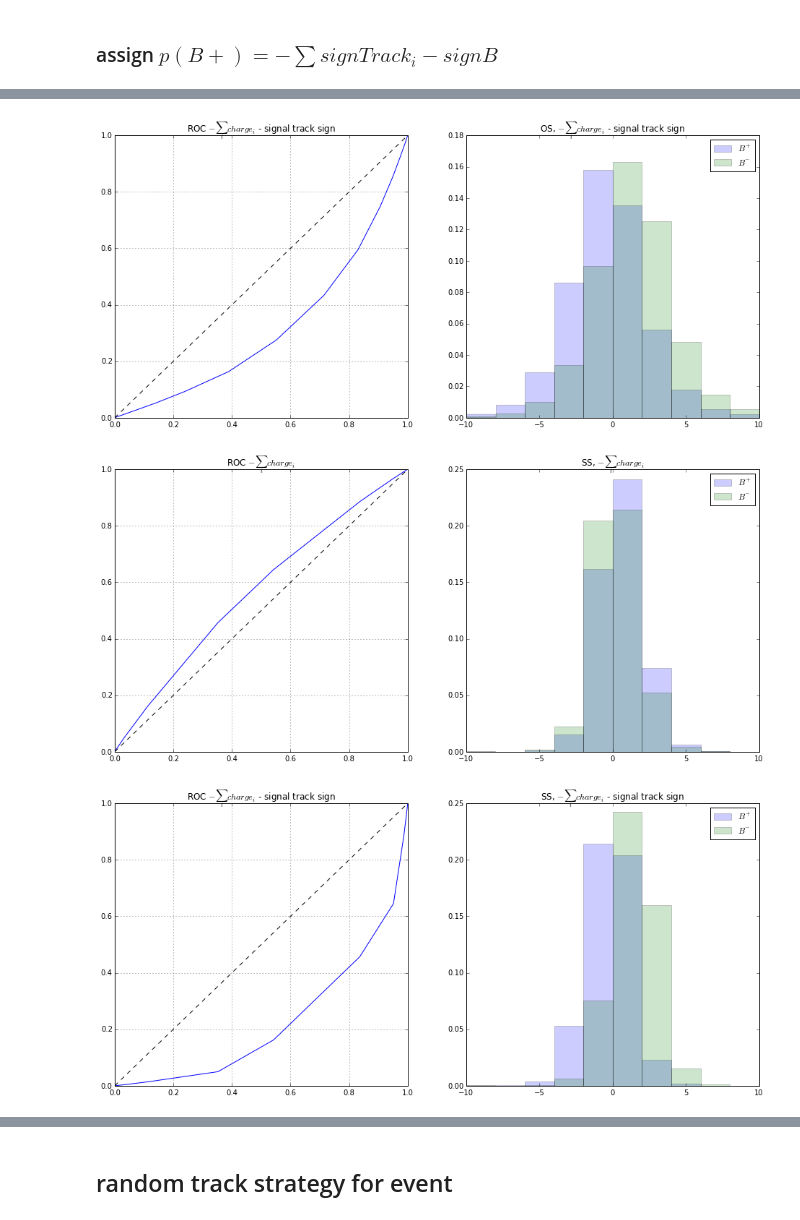
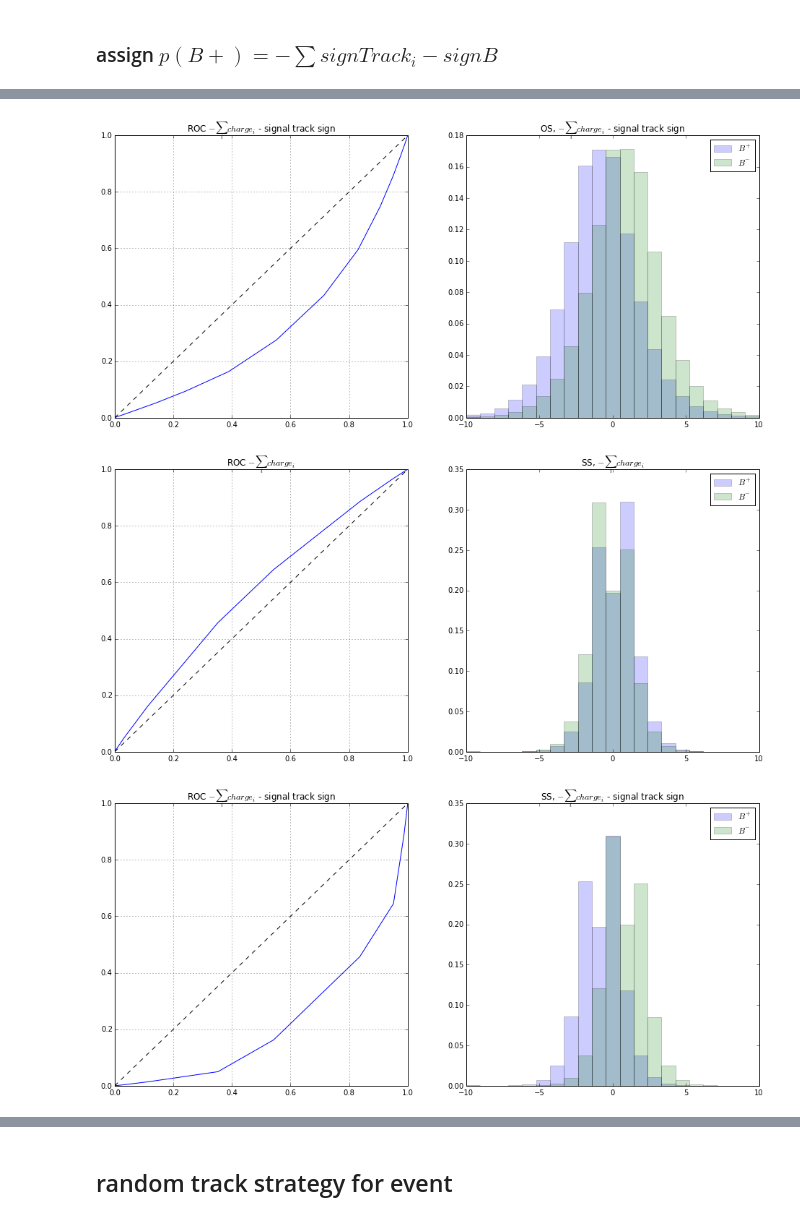
Before and after one commit to tlikhomanenko/tagging_LHCb, a Jupyter notebook: track-based-tagging-experiments.ipynb, the cells around one changed output, grey strips where cells are left out. Cells and saved outputs as stored; diff of their text form; code cells hidden in the pictures.

```diff
--- a/track-based-tagging-experiments.ipynb
+++ b/track-based-tagging-experiments.ipynb
@@ -14,7 +14,7 @@ from sklearn.metrics import roc_curve, roc_auc_score
 import root_numpy
 data_full = pandas.DataFrame(root_numpy.root2array('datasets/tracks.root', 'tracks',
                                                   branches=['run', 'event', 'N_sig_sw', 'signB', 'signTrack', 'IPs',
-                                                           'diff_eta', 'diff_phi']))
+                                                           'diff_eta', 'diff_phi', 'partPt']))
 # %%
 data_full.head()
 # %% [output]
@@ -44,9 +44,13 @@ import utils
 # %% [markdown]
 ### assign $p(B+) = -\sum signTrack_i - signB$
 # %%
-def compute_sum_of_charges(data, name, bins=60):
+def compute_sum_of_charges(data, name, bins=60, use_pt=False):
     result_event_id, event_positions, data_ids = numpy.unique(data[event_id_column].values, return_index=True, return_inverse=True)
-    result_probs = -numpy.bincount(data_ids, weights=data.signTrack.values)
+    used_weights = data.signTrack.values
+    if use_pt:
+        used_weights *= data.partPt.values
+        used_weights /= sum(data.partPt.values)
+    result_probs = -numpy.bincount(data_ids, weights=used_weights)
     result_label = numpy.bincount(data_ids, weights=data.signB.values) / numpy.bincount(data_ids)
     result_weight = numpy.bincount(data_ids, weights=data.N_sig_sw.values) / numpy.bincount(data_ids)
 
@@ -103,7 +107,7 @@ def compute_sum_of_charges(data, name, bins=60):
 # %%
 means = [compute_sum_of_charges(data_full[mask], name, bins) for mask, name, bins in \
          zip([data_full.signB > -100,
-              (data_full.IPs > 3) * ((abs(data_full.diff_eta) > 0.6) | (abs(data_full.diff_phi) > 0.825)),
-              (abs(data_full.diff_eta) < 0.6) & (abs(data_full.diff_phi) < 0.825) * (data_full.IPs < 3)],
-             ['full', 'OS', 'SS'], [10, 10, 10])]
+              (data_full.IPs > 3) & ((abs(data_full.diff_eta) > 0.6) | (abs(data_full.diff_phi) > 0.825)),
+              (abs(data_full.diff_eta) < 0.6) & (abs(data_full.diff_phi) < 0.825) & (data_full.IPs < 3)],
+             ['full', 'OS', 'SS'], [21, 21, 21])]
 # %% [output]
@@ -113,6 +117,6 @@ means = [compute_sum_of_charges(data_full[mask], name, bins) for mask, name, bin
-[figure, old version]
+[figure, new version]
-[figure, old version]
+[figure, new version]
-[figure, old version]
+[figure, new version]
 # %%
 means = pandas.concat(means)
 # %%
```
Also changed, not shown: parts of 18 cells of this notebook, 20 other files.
